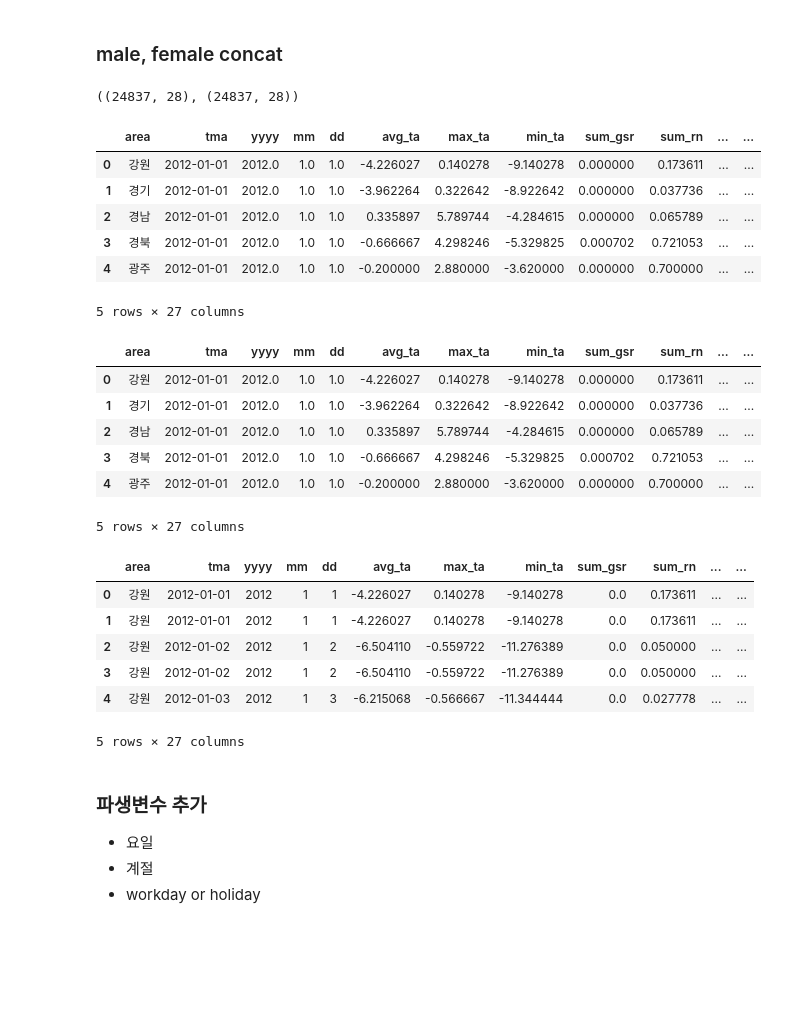
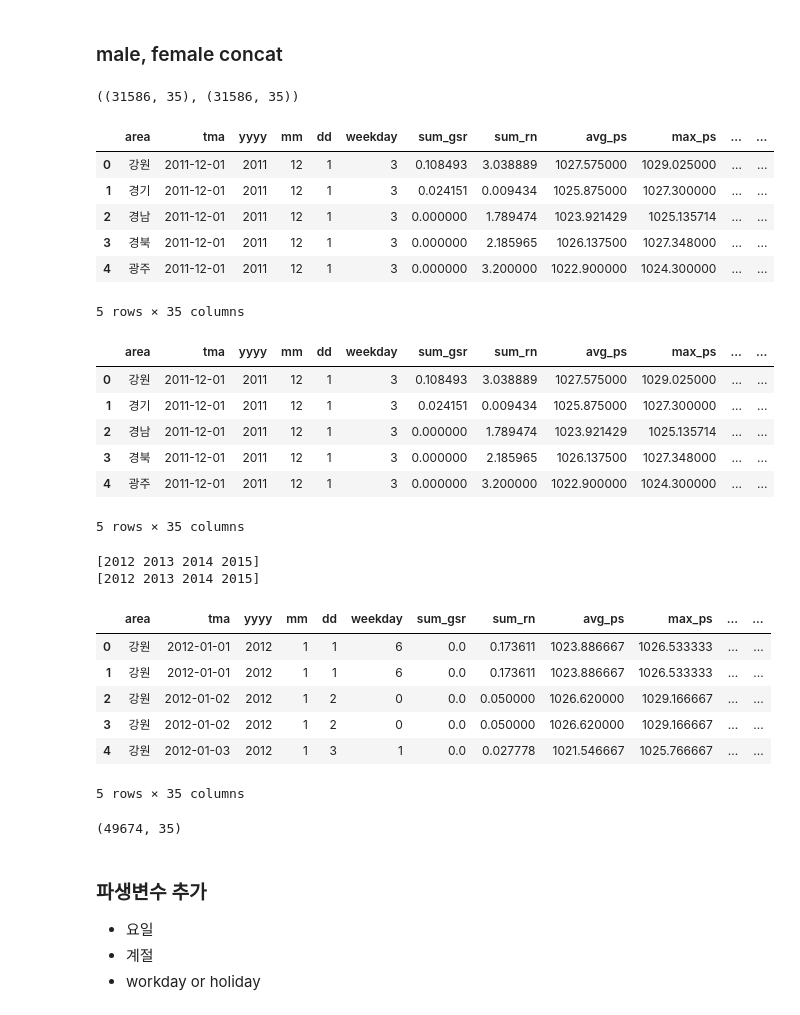
Before and after one commit to leech2193/weather_hospital_sowhat, a Jupyter notebook: 20220714_18_eseul.ipynb, the cells around one changed output. Cells and saved outputs as stored; diff of their text form; code cells hidden in the pictures; blank space fills up the shorter version.

```diff
--- a/20220714_18_eseul.ipynb
+++ b/20220714_18_eseul.ipynb
@@ -124,50 +124,61 @@ dup_df.shape, drop_dup_df.shape
 # %% [markdown]
 ### male, female concat
 # %%
-female = pd.read_csv('/content/drive/MyDrive/공모전/날씨빅데이터콘테스트(공유)/data/hospital_female_0721.csv', encoding='cp949', index_col=0)
-male = pd.read_csv('/content/drive/MyDrive/공모전/날씨빅데이터콘테스트(공유)/data/hospital_male_0721.csv', encoding='cp949', index_col=0)
+female = pd.read_csv('Z:/공모전/날씨빅데이터콘테스트(공유)/data/test/hospital_female_0802_test2.csv', encoding='cp949')
+male = pd.read_csv('Z:/공모전/날씨빅데이터콘테스트(공유)/data/test/hospital_male_0802_test2.csv', encoding='cp949')
 female.shape, male.shape
 # %% [output]
-((24837, 28), (24837, 28))
+((31586, 35), (31586, 35))
 # %%
 display(female.head())
 display(male.head())
 # %% [output]
-|  | area | tma | yyyy | mm | dd | avg_ta | max_ta | min_ta | sum_gsr | sum_rn | ... | ... |
-| 0 | 강원 | 2012-01-01 | 2012.0 | 1.0 | 1.0 | -4.226027 | 0.140278 | -9.140278 | 0.000000 | 0.173611 | ... | ... |
-| 1 | 경기 | 2012-01-01 | 2012.0 | 1.0 | 1.0 | -3.962264 | 0.322642 | -8.922642 | 0.000000 | 0.037736 | ... | ... |
-| 2 | 경남 | 2012-01-01 | 2012.0 | 1.0 | 1.0 | 0.335897 | 5.789744 | -4.284615 | 0.000000 | 0.065789 | ... | ... |
-| 3 | 경북 | 2012-01-01 | 2012.0 | 1.0 | 1.0 | -0.666667 | 4.298246 | -5.329825 | 0.000702 | 0.721053 | ... | ... |
-| 4 | 광주 | 2012-01-01 | 2012.0 | 1.0 | 1.0 | -0.200000 | 2.880000 | -3.620000 | 0.000000 | 0.700000 | ... | ... |
+|  | area | tma | yyyy | mm | dd | weekday | sum_gsr | sum_rn | avg_ps | max_ps | ... | ... |
+| 0 | 강원 | 2011-12-01 | 2011 | 12 | 1 | 3 | 0.108493 | 3.038889 | 1027.575000 | 1029.025000 | ... | ... |
+| 1 | 경기 | 2011-12-01 | 2011 | 12 | 1 | 3 | 0.024151 | 0.009434 | 1025.875000 | 1027.300000 | ... | ... |
+| 2 | 경남 | 2011-12-01 | 2011 | 12 | 1 | 3 | 0.000000 | 1.789474 | 1023.921429 | 1025.135714 | ... | ... |
+| 3 | 경북 | 2011-12-01 | 2011 | 12 | 1 | 3 | 0.000000 | 2.185965 | 1026.137500 | 1027.348000 | ... | ... |
+| 4 | 광주 | 2011-12-01 | 2011 | 12 | 1 | 3 | 0.000000 | 3.200000 | 1022.900000 | 1024.300000 | ... | ... |
-5 rows × 27 columns
+5 rows × 35 columns
-|  | area | tma | yyyy | mm | dd | avg_ta | max_ta | min_ta | sum_gsr | sum_rn | ... | ... |
-| 0 | 강원 | 2012-01-01 | 2012.0 | 1.0 | 1.0 | -4.226027 | 0.140278 | -9.140278 | 0.000000 | 0.173611 | ... | ... |
-| 1 | 경기 | 2012-01-01 | 2012.0 | 1.0 | 1.0 | -3.962264 | 0.322642 | -8.922642 | 0.000000 | 0.037736 | ... | ... |
-| 2 | 경남 | 2012-01-01 | 2012.0 | 1.0 | 1.0 | 0.335897 | 5.789744 | -4.284615 | 0.000000 | 0.065789 | ... | ... |
-| 3 | 경북 | 2012-01-01 | 2012.0 | 1.0 | 1.0 | -0.666667 | 4.298246 | -5.329825 | 0.000702 | 0.721053 | ... | ... |
-| 4 | 광주 | 2012-01-01 | 2012.0 | 1.0 | 1.0 | -0.200000 | 2.880000 | -3.620000 | 0.000000 | 0.700000 | ... | ... |
+|  | area | tma | yyyy | mm | dd | weekday | sum_gsr | sum_rn | avg_ps | max_ps | ... | ... |
+| 0 | 강원 | 2011-12-01 | 2011 | 12 | 1 | 3 | 0.108493 | 3.038889 | 1027.575000 | 1029.025000 | ... | ... |
+| 1 | 경기 | 2011-12-01 | 2011 | 12 | 1 | 3 | 0.024151 | 0.009434 | 1025.875000 | 1027.300000 | ... | ... |
+| 2 | 경남 | 2011-12-01 | 2011 | 12 | 1 | 3 | 0.000000 | 1.789474 | 1023.921429 | 1025.135714 | ... | ... |
+| 3 | 경북 | 2011-12-01 | 2011 | 12 | 1 | 3 | 0.000000 | 2.185965 | 1026.137500 | 1027.348000 | ... | ... |
+| 4 | 광주 | 2011-12-01 | 2011 | 12 | 1 | 3 | 0.000000 | 3.200000 | 1022.900000 | 1024.300000 | ... | ... |
-5 rows × 27 columns
+5 rows × 35 columns
+# %%
+# 2012-2015년도 데이터만 가져오기
+male = male[~male['yyyy'].astype(str).str.contains('2011|2016')].reset_index(drop=True)
+female = female[~female['yyyy'].astype(str).str.contains('2011|2016')].reset_index(drop=True)
+print(male.yyyy.unique())
+print(female.yyyy.unique())
+# %% [output]
+[2012 2013 2014 2015]
+[2012 2013 2014 2015]
 # %%
 # unnamed 삭제
-female.drop(columns = 'Unnamed: 0.1', inplace=True)
-male.drop(columns = 'Unnamed: 0.1', inplace=True)
+# female.drop(columns = 'Unnamed: 0.1', inplace=True)
+# male.drop(columns = 'Unnamed: 0.1', inplace=True)
 # %%
 gender_lform = pd.concat([female, male])
-gender_lform = gender_lform.sort_values(by=['area', 'tma'])
-gender_lform.yyyy = gender_lform.yyyy.astype(int)
-gender_lform.mm   = gender_lform.mm.astype(int)
-gender_lform.dd   = gender_lform.dd.astype(int)
+gender_lform = gender_lform.sort_values(by=['area', 'tma', 'yyyy', 'mm', 'dd', 'sex'])
+# gender_lform.yyyy = gender_lform.yyyy.astype(int)
+# gender_lform.mm   = gender_lform.mm.astype(int)
+# gender_lform.dd   = gender_lform.dd.astype(int)
 tmp = gender_lform[['sex','frequency']]
 gender_lform.drop(['sex','frequency'], axis = 1, inplace=True)
 gender_lform = pd.concat([gender_lform, tmp], axis = 1)
 gender_lform = gender_lform.reset_index(drop=True)
-gender_lform.head()
+display(gender_lform.head())
+print(gender_lform.shape)
 # %% [output]
-|  | area | tma | yyyy | mm | dd | avg_ta | max_ta | min_ta | sum_gsr | sum_rn | ... | ... |
-| 0 | 강원 | 2012-01-01 | 2012 | 1 | 1 | -4.226027 | 0.140278 | -9.140278 | 0.0 | 0.173611 | ... | ... |
-| 1 | 강원 | 2012-01-01 | 2012 | 1 | 1 | -4.226027 | 0.140278 | -9.140278 | 0.0 | 0.173611 | ... | ... |
-| 2 | 강원 | 2012-01-02 | 2012 | 1 | 2 | -6.504110 | -0.559722 | -11.276389 | 0.0 | 0.050000 | ... | ... |
-| 3 | 강원 | 2012-01-02 | 2012 | 1 | 2 | -6.504110 | -0.559722 | -11.276389 | 0.0 | 0.050000 | ... | ... |
-| 4 | 강원 | 2012-01-03 | 2012 | 1 | 3 | -6.215068 | -0.566667 | -11.344444 | 0.0 | 0.027778 | ... | ... |
+|  | area | tma | yyyy | mm | dd | weekday | sum_gsr | sum_rn | avg_ps | max_ps | ... | ... |
+| 0 | 강원 | 2012-01-01 | 2012 | 1 | 1 | 6 | 0.0 | 0.173611 | 1023.886667 | 1026.533333 | ... | ... |
+| 1 | 강원 | 2012-01-01 | 2012 | 1 | 1 | 6 | 0.0 | 0.173611 | 1023.886667 | 1026.533333 | ... | ... |
+| 2 | 강원 | 2012-01-02 | 2012 | 1 | 2 | 0 | 0.0 | 0.050000 | 1026.620000 | 1029.166667 | ... | ... |
+| 3 | 강원 | 2012-01-02 | 2012 | 1 | 2 | 0 | 0.0 | 0.050000 | 1026.620000 | 1029.166667 | ... | ... |
+| 4 | 강원 | 2012-01-03 | 2012 | 1 | 3 | 1 | 0.0 | 0.027778 | 1021.546667 | 1025.766667 | ... | ... |
-5 rows × 27 columns
+5 rows × 35 columns
+(49674, 35)
 # %%
```
Also changed, not shown: parts of 1 cell of this notebook, 6 other files.
